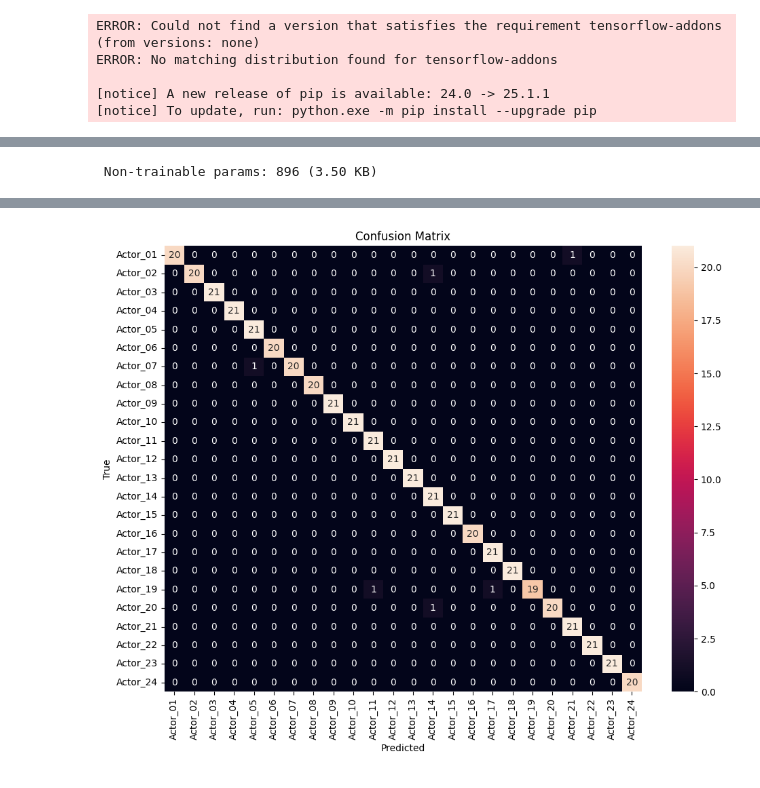
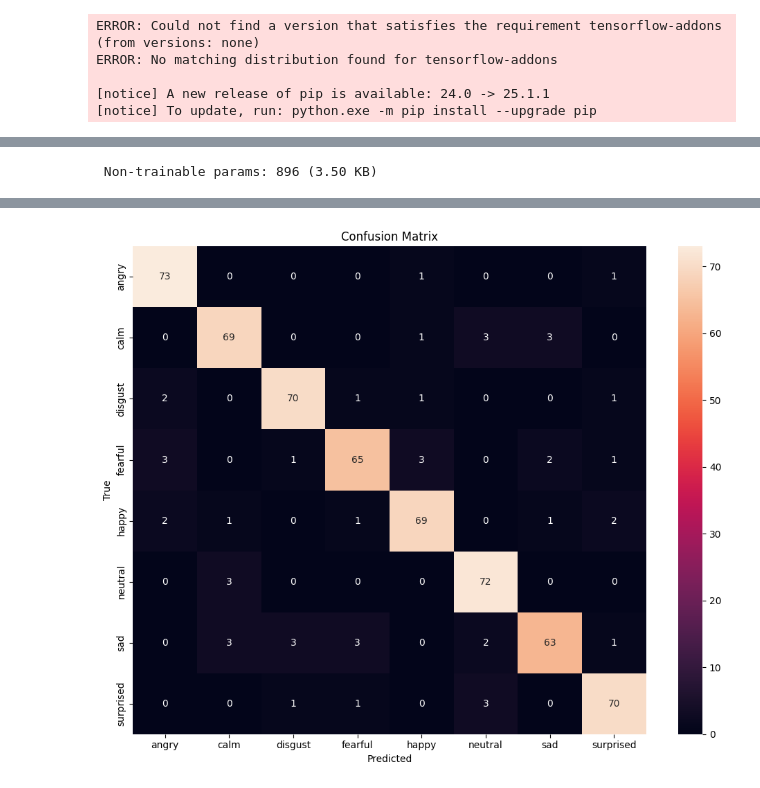
Before and after one commit to frost3242/mars_project, a Jupyter notebook: code.ipynb, the cells around one changed output, grey strips where cells are left out. Cells and saved outputs as stored; diff of their text form; code cells hidden in the pictures.

```diff
--- a/code.ipynb
+++ b/code.ipynb
@@ -234,20 +192,0 @@ Actor_24: 100.00% accuracy
-# %%
-from sklearn.metrics import accuracy_score, f1_score, classification_report
-
-# Get predicted labels
-y_pred_labels = np.argmax(model.predict(X_val), axis=1)
-y_true_labels = np.argmax(y_val, axis=1)
-
-# Print emotion-wise accuracy
-print("\n🎯 Emotion-wise Accuracy:")
-for i, emotion in enumerate(le.classes_):
-    idx = y_true_labels == i
-    acc = accuracy_score(y_true_labels[idx], y_pred_labels[idx])
-    print(f"{emotion}: {acc:.2%} accuracy")
-
-# Final Metrics
-overall_acc = accuracy_score(y_true_labels, y_pred_labels)
-macro_f1 = f1_score(y_true_labels, y_pred_labels, average='macro')
-
-print(f"\n✅ Overall Accuracy: {overall_acc:.2%}")
-print(f"✅ Macro F1 Score: {macro_f1:.2%}")
@@ -316,7 +270,7 @@ import pandas as pd
 import matplotlib.pyplot as plt
 from tqdm import tqdm
 from sklearn.model_selection import train_test_split
-from sklearn.preprocessing import LabelEncoder
+from sklearn.preprocessing import LabelEncoder, StandardScaler
 from sklearn.metrics import classification_report, confusion_matrix, accuracy_score, f1_score
 from sklearn.utils import resample, compute_class_weight
 import tensorflow as tf
@@ -325,12 +279,31 @@ from tensorflow.keras.layers import Conv1D, MaxPooling1D, Flatten, Dense, Dropou
 from tensorflow.keras.utils import to_categorical
 from tensorflow.keras.callbacks import EarlyStopping, ReduceLROnPlateau
 from tensorflow.keras.optimizers import Adam
+from collections import defaultdict
 
 # ==== Configuration ====
 DATA_DIRS = ["Audio_Song_Actors_01-24", "Audio_Speech_Actors_01-24"]
 SAMPLE_RATE = 22050
 N_MFCC = 40
 MAX_LEN = 216
+
+# ==== Extract emotion from filename ====
+def parse_emotion_from_filename(filename):
+    parts = filename.split("-")
+    if len(parts) < 4:
+        return "unknown"
+    emotion_code = parts[2]
+    emotion_map = {
+        "01": "neutral",
+        "02": "calm",
+        "03": "happy",
+        "04": "sad",
+        "05": "angry",
+        "06": "fearful",
+        "07": "disgust",
+        "08": "surprised"
+    }
+    return emotion_map.get(emotion_code, "unknown")
 
 # ==== Feature Extraction ====
 def extract_features(file_path):
@@ -350,34 +323,39 @@ def extract_features(file_path):
 
     return np.concatenate([mfcc, chroma, zcr, rms_feature], axis=1)
 
-X, y = [], []
+X, y, actors = [], [], []
 
 # ==== Dataset Preparation ====
 for data_dir in DATA_DIRS:
-    for emotion_label in os.listdir(data_dir):
-        subfolder_path = os.path.join(data_dir, emotion_label)
+    for actor_folder in os.listdir(data_dir):
+        subfolder_path = os.path.join(data_dir, actor_folder)
         if not os.path.isdir(subfolder_path):
             continue
         for file in os.listdir(subfolder_path):
             if file.endswith(".wav"):
                 try:
+                    emotion = parse_emotion_from_filename(file)
+                    if emotion == "unknown":
+                        continue
                     path = os.path.join(subfolder_path, file)
                     features = extract_features(path)
                     X.append(features)
-                    y.append(emotion_label)
+                    y.append(emotion)
+                    actors.append(actor_folder)
                 except Exception as e:
                     print(f"Error processing {file}: {e}")
 
 X = np.array(X)
 
 # ==== Upsample to Balance Classes ====
-df = pd.DataFrame({'x': X.tolist(), 'y': y})
+df = pd.DataFrame({'x': X.tolist(), 'y': y, 'actor': actors})
 grouped = df.groupby('y')
 max_count = grouped.size().max()
 upsampled_df = grouped.apply(lambda g: g.sample(max_count, replace=True, random_state=42)).reset_index(drop=True)
 
 X_balanced = np.stack(upsampled_df['x'].values)
 y_balanced = upsampled_df['y'].values
+actors_balanced = upsampled_df['actor'].values
 
 le = LabelEncoder()
 y_encoded = le.fit_transform(y_balanced)
@@ -385,7 +363,17 @@ y_cat = to_categorical(y_encoded)
 np.save("classes.npy", le.classes_)
 
 # ==== Train-Validation Split ====
-X_train, X_val, y_train, y_val = train_test_split(X_balanced, y_cat, test_size=0.2, stratify=y_cat, random_state=42)
+X_train, X_val, y_train, y_val, actors_train, actors_val = train_test_split(
+    X_balanced, y_cat, actors_balanced, test_size=0.2, stratify=y_cat, random_state=42)
+
+# ==== Feature Normalization (Train Only) ====
+nsamples, nx, ny = X_train.shape
+X_train_2d = X_train.reshape((nsamples, nx * ny))
+X_val_2d = X_val.reshape((X_val.shape[0], nx * ny))
+
+scaler = StandardScaler()
+X_train_scaled = scaler.fit_transform(X_train_2d).reshape((nsamples, nx, ny))
+X_val_scaled = scaler.transform(X_val_2d).reshape((X_val.shape[0], nx, ny))
 
 # ==== Compute Class Weights ====
 y_int = np.argmax(y_train, axis=1)
@@ -394,7 +382,7 @@ class_weights = dict(enumerate(class_weights))
 
 # ==== Model Definition ====
 model = Sequential([
-    Conv1D(64, 5, activation='relu', padding='same', input_shape=(X_train.shape[1], X_train.shape[2])),
+    Conv1D(64, 5, activation='relu', padding='same', input_shape=(X_train_scaled.shape[1], X_train_scaled.shape[2])),
     BatchNormalization(),
     MaxPooling1D(2),
     Dropout(0.3),
@@ -428,27 +416,42 @@ callbacks = [
 ]
 
 # ==== Training ====
-history = model.fit(X_train, y_train, validation_data=(X_val, y_val),
+history = model.fit(X_train_scaled, y_train, validation_data=(X_val_scaled, y_val),
                     epochs=100, batch_size=32, callbacks=callbacks, class_weight=class_weights)
 
 # ==== Save Model ====
-model.save("trained_model.keras")
+model.save("trained4_model.h5")
 
 # ==== Evaluation ====
-y_pred = model.predict(X_val)
+y_pred = model.predict(X_val_scaled)
 y_val_labels = np.argmax(y_val, axis=1)
 y_pred_labels = np.argmax(y_pred, axis=1)
 
 print("\n✅ Classification Report:")
 print(classification_report(y_val_labels, y_pred_labels, target_names=le.classes_))
 
-# Emotion-wise accuracy
+# ==== Emotion-wise Accuracy ====
 print("\n🎯 Emotion-wise Accuracy:")
 for i, emotion in enumerate(le.classes_):
     idx = y_val_labels == i
     acc = accuracy_score(y_val_labels[idx], y_pred_labels[idx])
     status = "✅" if acc >= 0.75 else "❌"
     print(f"{status} {emotion}: {acc:.2%} accuracy")
+
+# ==== Per-Actor Accuracy ====
+print("\n🎭 Per-Actor Accuracy:")
+actor_accuracy = defaultdict(lambda: [0, 0])  # [correct, total]
+
+for i in range(len(y_val_labels)):
+    actor = actors_val[i]
+    correct = int(y_val_labels[i] == y_pred_labels[i])
+    actor_accuracy[actor][0] += correct
+    actor_accuracy[actor][1] += 1
+
+for actor, (correct, total) in sorted(actor_accuracy.items()):
+    acc = correct / total if total > 0 else 0
+    status = "✅" if acc >= 0.75 else "❌"
+    print(f"{status} {actor}: {acc:.2%} accuracy")
 
 # Overall metrics
 overall_acc = accuracy_score(y_val_labels, y_pred_labels)
@@ -471,7 +474,8 @@ def predict_emotion(filepath):
     model = load_model("trained_model.h5")
     classes = np.load("classes.npy")
     features = extract_features(filepath)
-    features = np.expand_dims(features, axis=0)
+    features = features.reshape(1, -1)
+    features = scaler.transform(features).reshape(1, MAX_LEN, -1)
     pred = model.predict(features)
     return classes[np.argmax(pred)]
 # %% [output]
@@ -516 +538 @@ Epoch 6/100
-[figure, old version]
+[figure, new version]
```
Also changed, not shown: parts of 8 cells of this notebook, 3 other files.
